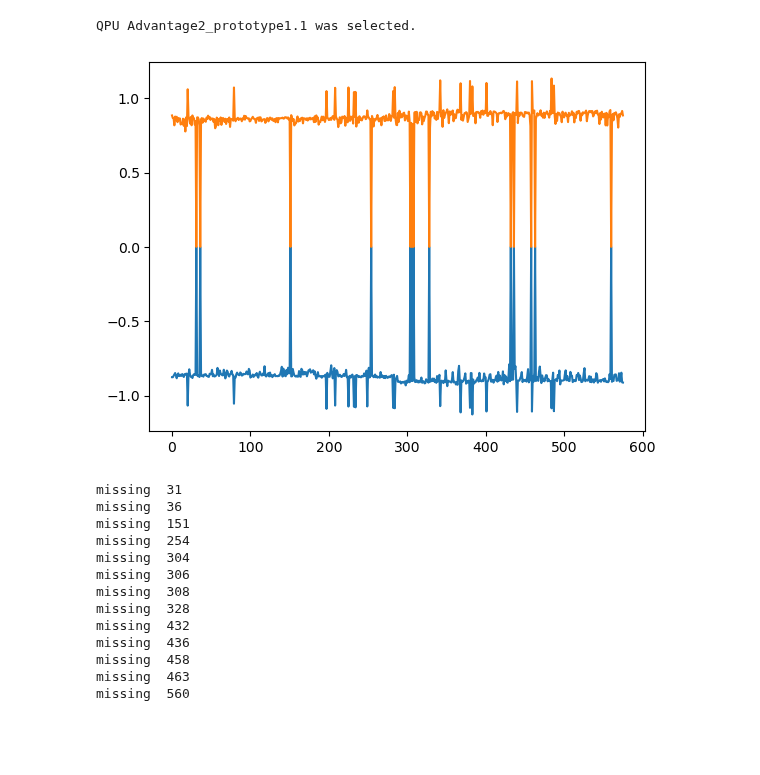
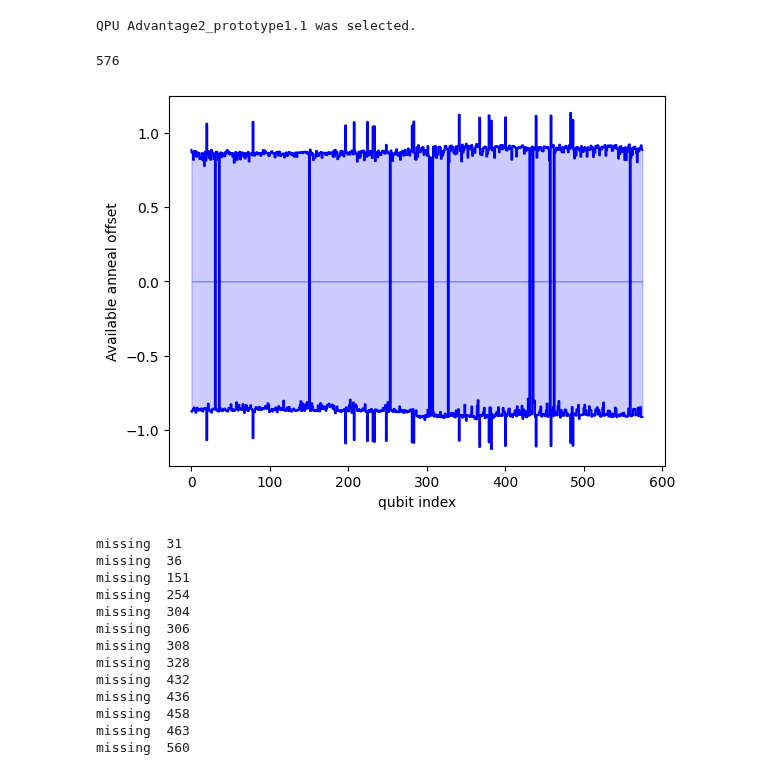
Before and after one commit to vdrouint/d-wave-other, a Jupyter notebook: kagome-tfim/anneal_pause_quench.ipynb, the cells around one changed output. Cells and saved outputs as stored; diff of their text form; code cells hidden in the pictures; blank space fills up the shorter version.

```diff
--- a/kagome-tfim/anneal_pause_quench.ipynb
+++ b/kagome-tfim/anneal_pause_quench.ipynb
@@ -22,13 +22,24 @@ sampler = DWaveSampler(solver=dict(topology__type='zephyr'),token=paidtoken)
 print("QPU {} was selected.".format(sampler.solver.name))
 # %% [output]
 QPU Advantage2_prototype1.1 was selected.
-# %%
-offsets = np.array(sampler.properties["anneal_offset_ranges"])
-plt.plot(offsets[:,0])
-plt.plot(offsets[:,1])
-plt.show()
-# %% [output]
-[figure, removed]
+# %%
+sampler.properties["num_qubits"]
+# %% [output]
+576
+# %%
+offsets = np.array(sampler.properties["anneal_offset_ranges"])
+# plt.plot(offsets[:,0], color = 'black')
+# plt.plot(offsets[:,1], color = 'black')
+plt.fill_between(range(sampler.properties["num_qubits"]), offsets[:,0], step="pre", alpha=0.2, color = 'blue')
+plt.fill_between(range(sampler.properties["num_qubits"]), offsets[:,1], step="pre", alpha=0.2, color = 'blue')
+
+plt.plot(range(sampler.properties["num_qubits"]), offsets[:,0], drawstyle="steps", color = 'blue')
+plt.plot(range(sampler.properties["num_qubits"]), offsets[:,1], drawstyle="steps", color = 'blue')
+plt.xlabel('qubit index')
+plt.ylabel('Available anneal offset')
+plt.show()
+# %% [output]
+[figure, added]
 # %%
 for i in range(len(offsets[:,0])):
     if -0.4 < offsets[i,0] < 0.4:
```
Also changed, not shown: 6 other files.
